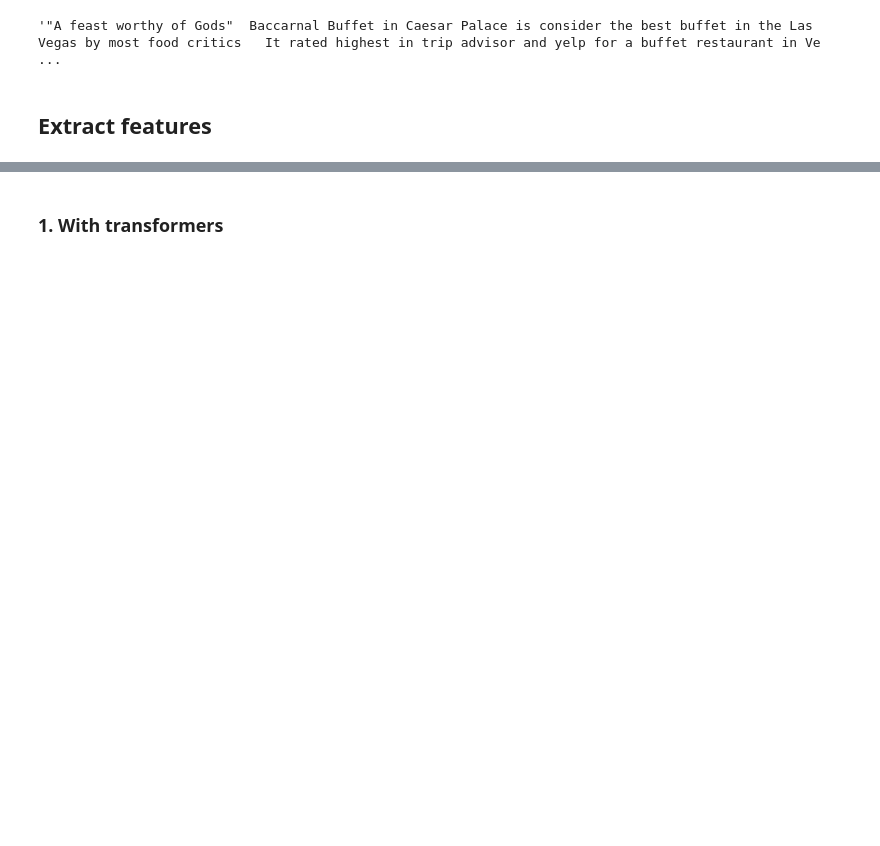
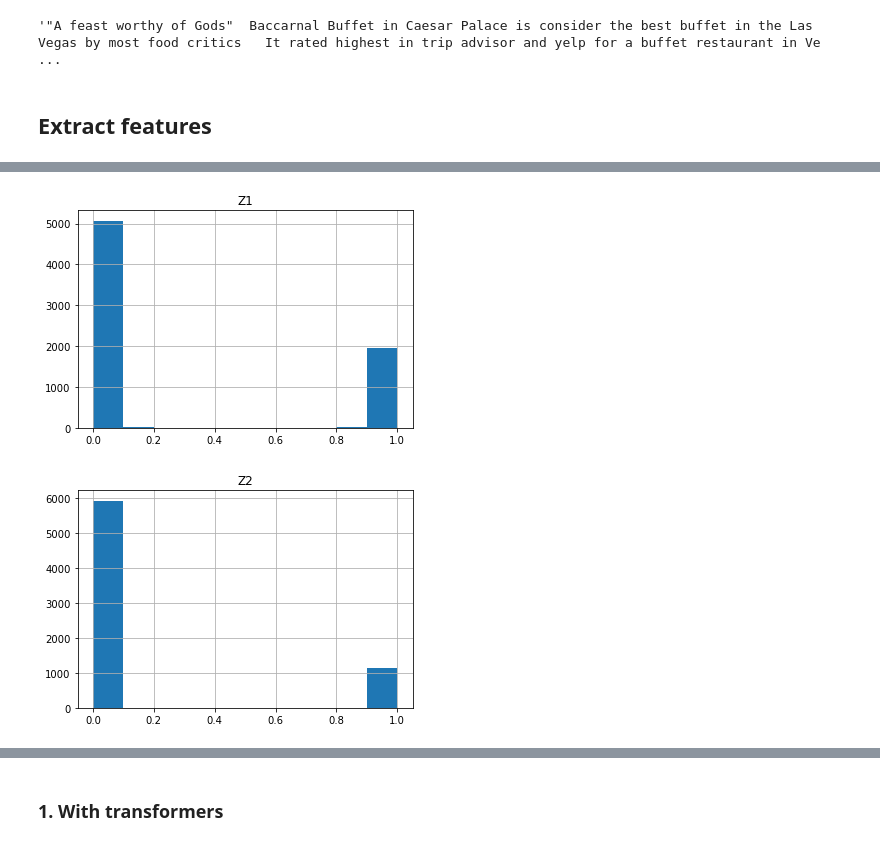
Before and after one commit to lovhag/yelp_causal_inference, a Jupyter notebook: extract_data_features.ipynb, the cells around one changed output, grey strips where cells are left out. Cells and saved outputs as stored; diff of their text form; code cells hidden in the pictures; blank space fills up the shorter version.

```diff
--- a/extract_data_features.ipynb
+++ b/extract_data_features.ipynb
@@ -58,0 +76,8 @@ data.processed_text.iloc[1]
+# %%
+## Read results from the sIBP
+
+treatments = pd.read_csv('../sibp_treatments.csv')
+
+n_latent_treatments = len(treatments.columns)-1
+
+treatments.head()
@@ -58,0 +91,10 @@ data.processed_text.iloc[1]
+# %%
+## Have a look at the latent treatments
+
+for i in range(1, n_latent_treatments+1):
+    plt.figure();
+    plt.title('Z' + str(i))
+    treatments['Z' + str(i)].loc[treatments['is_test_data'] == 1].hist();
+# %% [output]
+[figure, added]
+[figure, added]
```
Also changed, not shown: parts of 25 cells of this notebook.
